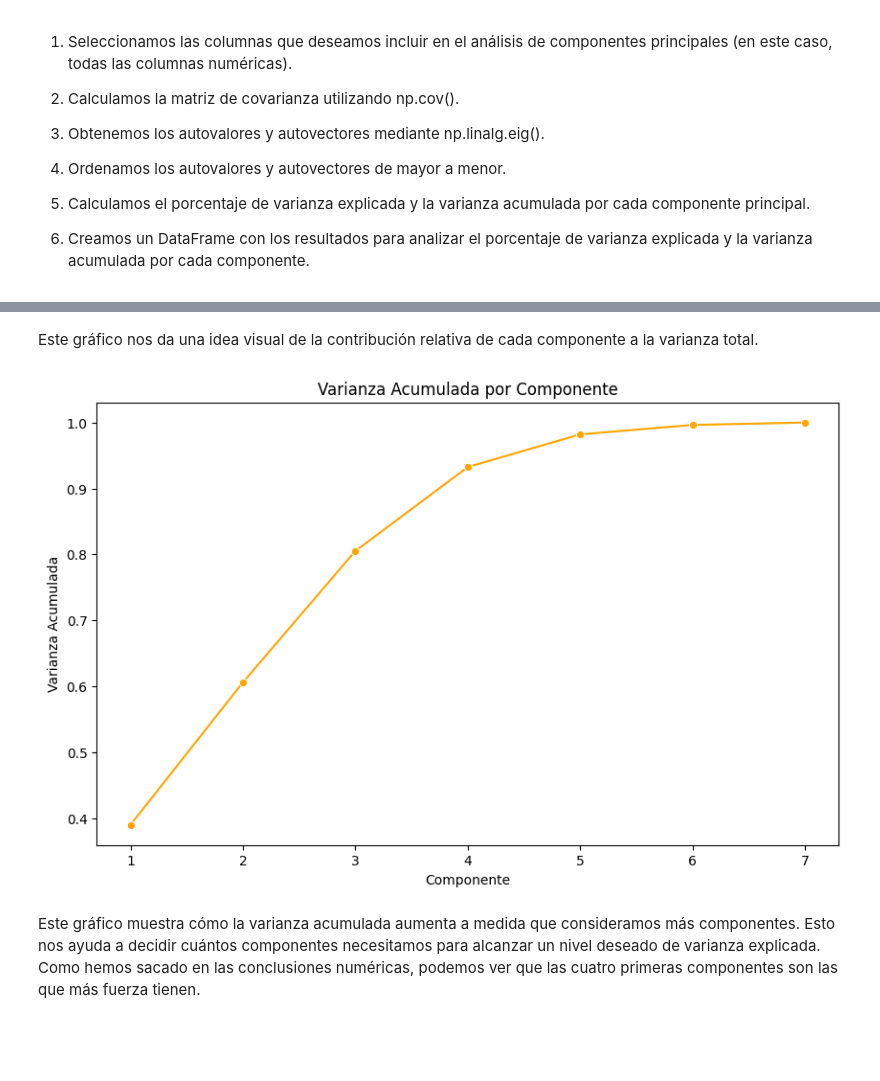
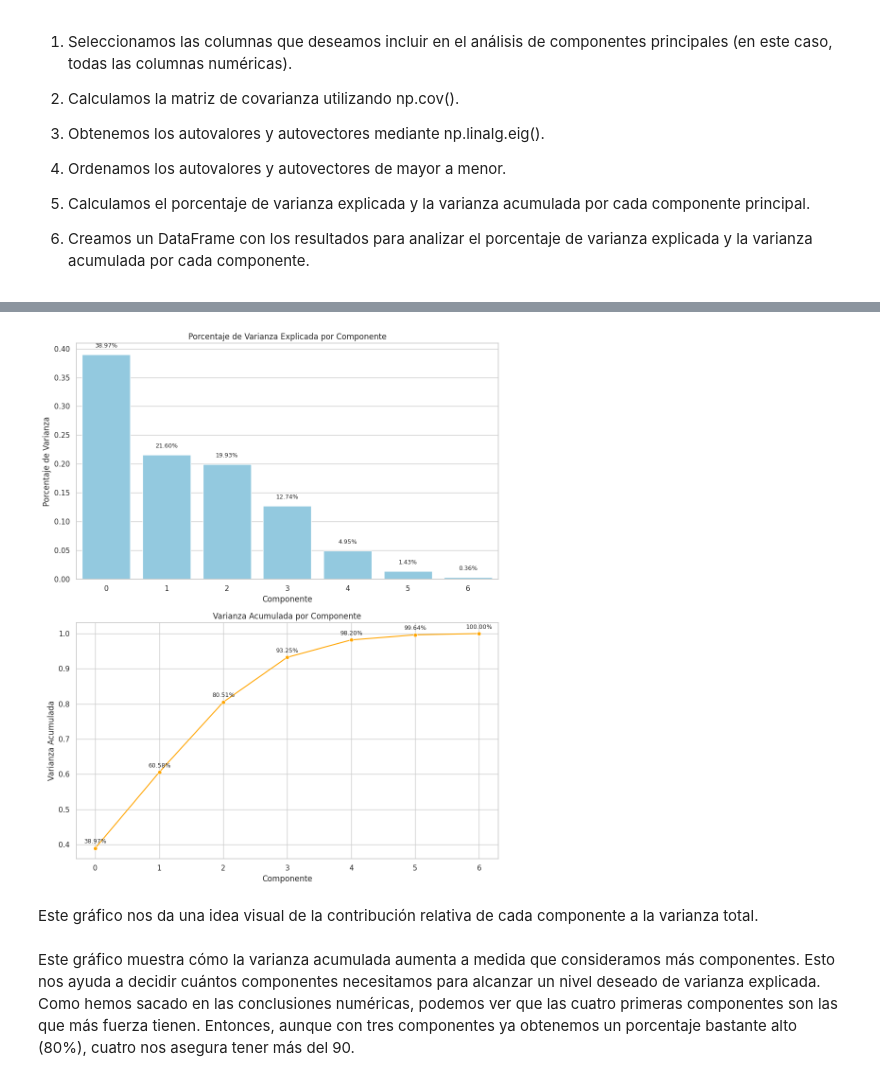
Before and after one commit to CeliaDiazSanchez/Data-Mining, a Jupyter notebook: Practica3CLAUDIA.ipynb, the cells around one changed output, grey strips where cells are left out. Saved outputs shown, nothing was run; the diff lists cells and outputs as text; code cells hidden in the pictures; blank space fills up the shorter version.

```diff
--- a/Practica3CLAUDIA.ipynb
+++ b/Practica3CLAUDIA.ipynb
@@ -75,9 +80,6 @@ df.head(10)
 # %% [markdown]
 Para obtener los autovalores (eigenvalues) y autovectores (eigenvectors) que nos permitan determinar cuántos componentes principales necesitamos para representar los datos iniciales, seguiremos los siguientes pasos:
 # %%
-import pandas as pd
-import numpy as np
-
 # Seleccionar las columnas que deseas incluir en el análisis de componentes principales
 columns_for_pca = df.select_dtypes(include=['float64', 'int64']).columns
 
@@ -93,14 +95,14 @@ eigenvalues = eigenvalues[sorted_indices]
 eigenvectors = eigenvectors[:, sorted_indices]
 
 # Calcular el porcentaje de varianza y el acumulado por cada componente
-explained_variance_ratio = eigenvalues / np.sum(eigenvalues)
-cumulative_explained_variance = np.cumsum(explained_variance_ratio)
+porcentaje_varianza = eigenvalues / np.sum(eigenvalues)
+porcentaje_varianza_acumulada = np.cumsum(porcentaje_varianza)
 
 # Crear un DataFrame con el porcentaje de varianza y el acumulado por cada componente
 pca_results = pd.DataFrame({
-    'Componente': range(1, len(explained_variance_ratio) + 1),
-    'Porcentaje de Varianza': explained_variance_ratio,
-    'Varianza Acumulada': cumulative_explained_variance
+    'Componente': range(0, len(porcentaje_varianza)),
+    'Porcentaje de Varianza': porcentaje_varianza,
+    'Varianza Acumulada': porcentaje_varianza_acumulada
 })
 
 # Mostrar el DataFrame con los resultados
@@ -160,12 +289,31 @@ plt.show()
+# %%
+# Crear una figura con dos subgráficos (uno para cada gráfico)
+fig, (ax1, ax2) = plt.subplots(2, 1, figsize=(10, 12))
+
+# Gráfico de barras para el porcentaje de varianza explicada
+sns.barplot(x='Componente', y='Porcentaje de Varianza', data=pca_results, color='skyblue', ax=ax1)
+ax1.set_title('Porcentaje de Varianza Explicada por Componente')
+
+# Agregar porcentajes en el gráfico de barras
+for idx, value in enumerate(pca_results['Porcentaje de Varianza']):
+    ax1.text(idx, value + 0.01, f'{value:.2%}', ha='center', va='bottom', fontsize=9)
+
+# Gráfico de línea para la varianza acumulada
+sns.lineplot(x='Componente', y='Varianza Acumulada', data=pca_results, marker='o', color='orange', ax=ax2)
+ax2.set_title('Varianza Acumulada por Componente')
+
+# Agregar porcentajes en el gráfico de línea
+for idx, value in enumerate(pca_results['Varianza Acumulada']):
+    ax2.text(idx, value + 0.01, f'{value:.2%}', ha='center', va='bottom', fontsize=9)
+
+# Ajustar el espacio entre los subgráficos
+plt.tight_layout()
+
+# Mostrar la figura combinada
+plt.show()
+# %% [output]
+[figure, added]
 # %% [markdown]
 Este gráfico nos da una idea visual de la contribución relativa de cada componente a la varianza total.
-# %%
-# Crear un gráfico de línea para la varianza acumulada
-plt.figure(figsize=(10, 6))
-sns.lineplot(x='Componente', y='Varianza Acumulada', data=pca_results, marker='o', color='orange')
-plt.title('Varianza Acumulada por Componente')
-plt.show()
-# %% [output]
-[figure, removed]
 # %% [markdown]
-Este gráfico muestra cómo la varianza acumulada aumenta a medida que consideramos más componentes. Esto nos ayuda a decidir cuántos componentes necesitamos para alcanzar un nivel deseado de varianza explicada. Como hemos sacado en las conclusiones numéricas, podemos ver que las cuatro primeras componentes son las que más fuerza tienen.
+Este gráfico muestra cómo la varianza acumulada aumenta a medida que consideramos más componentes. Esto nos ayuda a decidir cuántos componentes necesitamos para alcanzar un nivel deseado de varianza explicada. Como hemos sacado en las conclusiones numéricas, podemos ver que las cuatro primeras componentes son las que más fuerza tienen. Entonces, aunque con tres componentes ya obtenemos un porcentaje bastante alto (80%), cuatro nos asegura tener más del 90.
```
Also changed, not shown: parts of 28 cells of this notebook.
